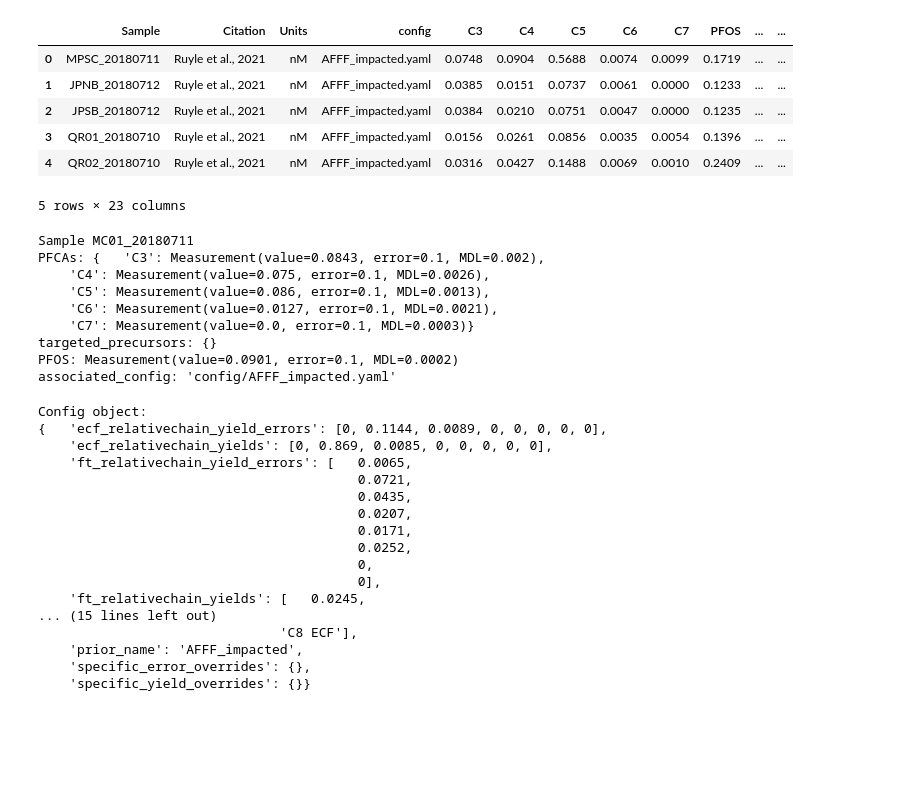
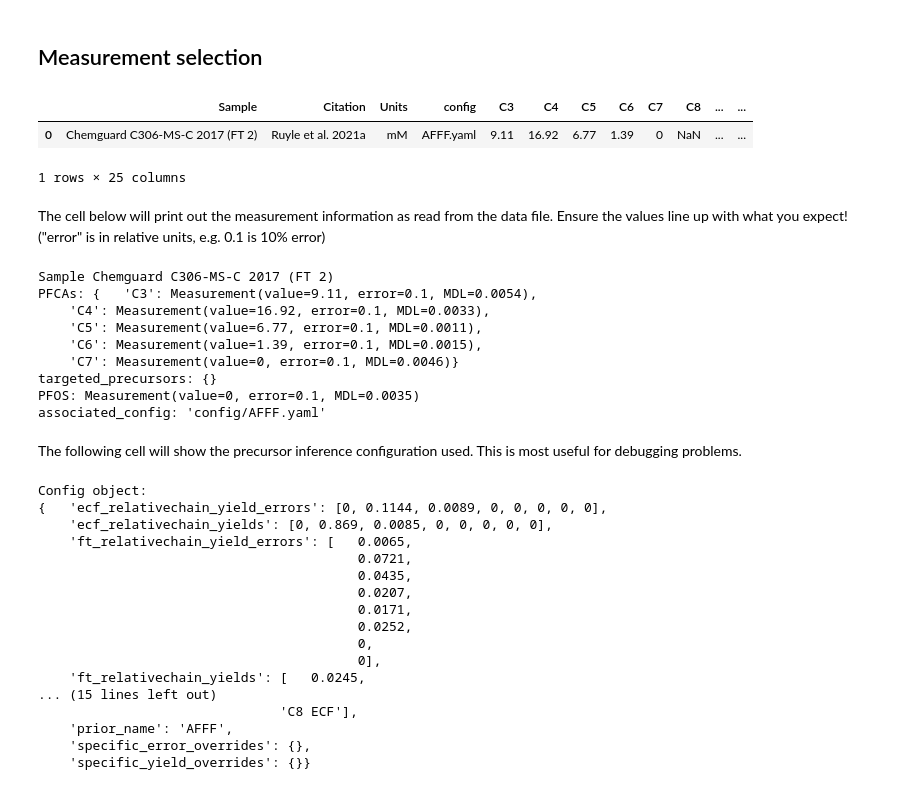
Before and after one commit to SunderlandLab/oxidizable-pfas-precursor-inference, a Jupyter notebook: demo_workbook.ipynb, the cells around one changed output. Cells and saved outputs as stored; diff of their text form; code cells hidden in the pictures; blank space fills up the shorter version.

```diff
--- a/demo_workbook.ipynb
+++ b/demo_workbook.ipynb
@@ -24,15 +27,17 @@ SAMPLE_NUMBER = 18
-# %%
-
-df = pd.read_csv(DATAFILE)
-df.head()
-# %% [output]
-|  | Sample | Citation | Units | config | C3 | C4 | C5 | C6 | C7 | PFOS | ... | ... |
-| 0 | MPSC_20180711 | Ruyle et al., 2021 | nM | AFFF_impacted.yaml | 0.0748 | 0.0904 | 0.5688 | 0.0074 | 0.0099 | 0.1719 | ... | ... |
-| 1 | JPNB_20180712 | Ruyle et al., 2021 | nM | AFFF_impacted.yaml | 0.0385 | 0.0151 | 0.0737 | 0.0061 | 0.0000 | 0.1233 | ... | ... |
-| 2 | JPSB_20180712 | Ruyle et al., 2021 | nM | AFFF_impacted.yaml | 0.0384 | 0.0210 | 0.0751 | 0.0047 | 0.0000 | 0.1235 | ... | ... |
-| 3 | QR01_20180710 | Ruyle et al., 2021 | nM | AFFF_impacted.yaml | 0.0156 | 0.0261 | 0.0856 | 0.0035 | 0.0054 | 0.1396 | ... | ... |
-| 4 | QR02_20180710 | Ruyle et al., 2021 | nM | AFFF_impacted.yaml | 0.0316 | 0.0427 | 0.1488 | 0.0069 | 0.0010 | 0.2409 | ... | ... |
-5 rows × 23 columns
+# %% [markdown]
+## Measurement selection
+# %%
+DATAFILE = 'data/example_samples.csv' # Change this file name if you'd like to use a different data file
+SAMPLE_NUMBER = 0 # Change this number if you'd like to select a different sample from the given data file
+df = pd.read_csv(DATAFILE)
+df.head()
+# %% [output]
+|  | Sample | Citation | Units | config | C3 | C4 | C5 | C6 | C7 | C8 | ... | ... |
+| 0 | Chemguard C306-MS-C 2017 (FT 2) | Ruyle et al. 2021a | mM | AFFF.yaml | 9.11 | 16.92 | 6.77 | 1.39 | 0 | NaN | ... | ... |
+1 rows × 25 columns
+# %% [markdown]
+The cell below will print out the measurement information as read from the data file. Ensure the values line up with what you expect!
+("error" is in relative units, e.g. 0.1 is 10% error)
 # %%
 sample_name = df['Sample'][SAMPLE_NUMBER]
 print('Sample ' + sample_name)
@@ -40,15 +45,17 @@ df_row = df.iloc[SAMPLE_NUMBER]
 measurements = Measurements.from_row(df_row)
 measurements.print()
 # %% [output]
-Sample MC01_20180711
-PFCAs: {   'C3': Measurement(value=0.0843, error=0.1, MDL=0.002),
-    'C4': Measurement(value=0.075, error=0.1, MDL=0.0026),
-    'C5': Measurement(value=0.086, error=0.1, MDL=0.0013),
-    'C6': Measurement(value=0.0127, error=0.1, MDL=0.0021),
-    'C7': Measurement(value=0.0, error=0.1, MDL=0.0003)}
+Sample Chemguard C306-MS-C 2017 (FT 2)
+PFCAs: {   'C3': Measurement(value=9.11, error=0.1, MDL=0.0054),
+    'C4': Measurement(value=16.92, error=0.1, MDL=0.0033),
+    'C5': Measurement(value=6.77, error=0.1, MDL=0.0011),
+    'C6': Measurement(value=1.39, error=0.1, MDL=0.0015),
+    'C7': Measurement(value=0, error=0.1, MDL=0.0046)}
 targeted_precursors: {}
-PFOS: Measurement(value=0.0901, error=0.1, MDL=0.0002)
-associated_config: 'config/AFFF_impacted.yaml'
+PFOS: Measurement(value=0, error=0.1, MDL=0.0035)
+associated_config: 'config/AFFF.yaml'
+# %% [markdown]
+The following cell will show the precursor inference configuration used. This is most useful for debugging problems.
 # %%
 config = Config.from_yaml(measurements.associated_config)
 prior_name = config.prior_name
@@ -68,6 +75,6 @@ Config object:
     'ft_relativechain_yields': [   0.0245,
 ... (15 lines left out)
                                'C8 ECF'],
-    'prior_name': 'AFFF_impacted',
+    'prior_name': 'AFFF',
     'specific_error_overrides': {},
     'specific_yield_overrides': {}}
```
Also changed, not shown: parts of 21 cells of this notebook, 7 other files.
